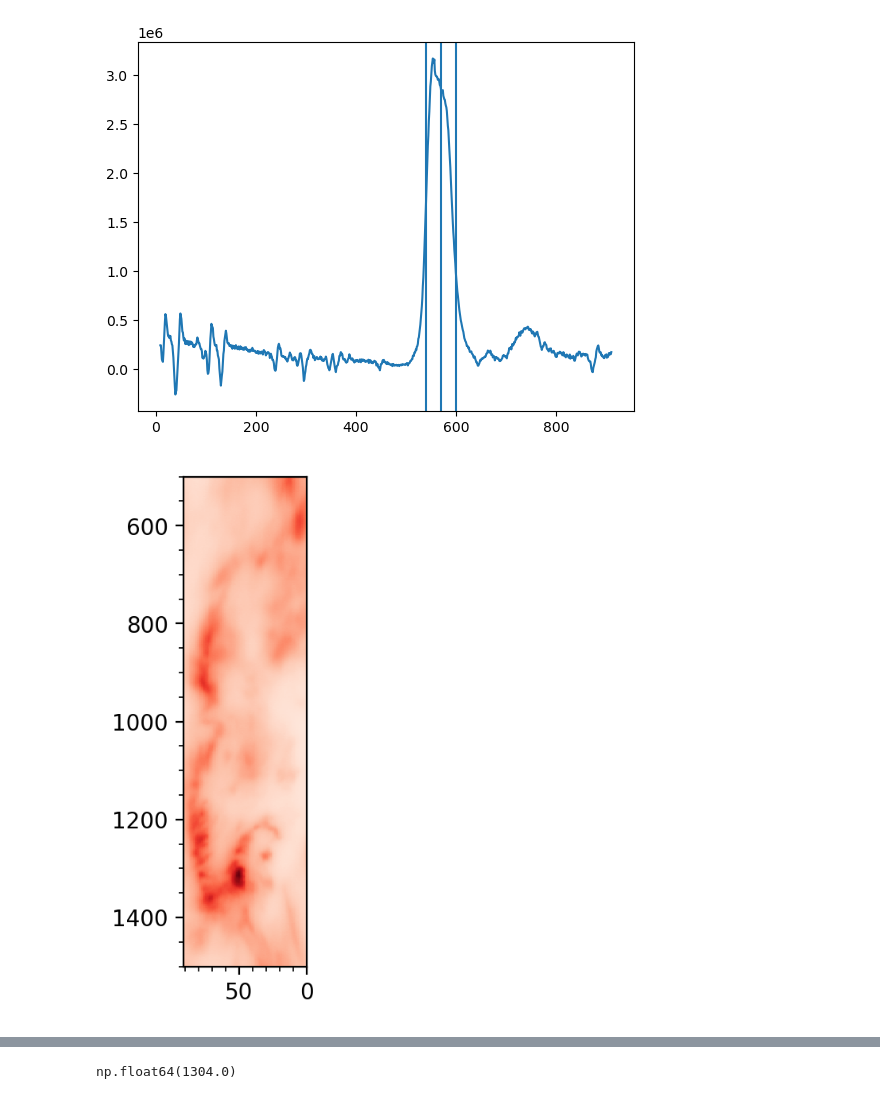
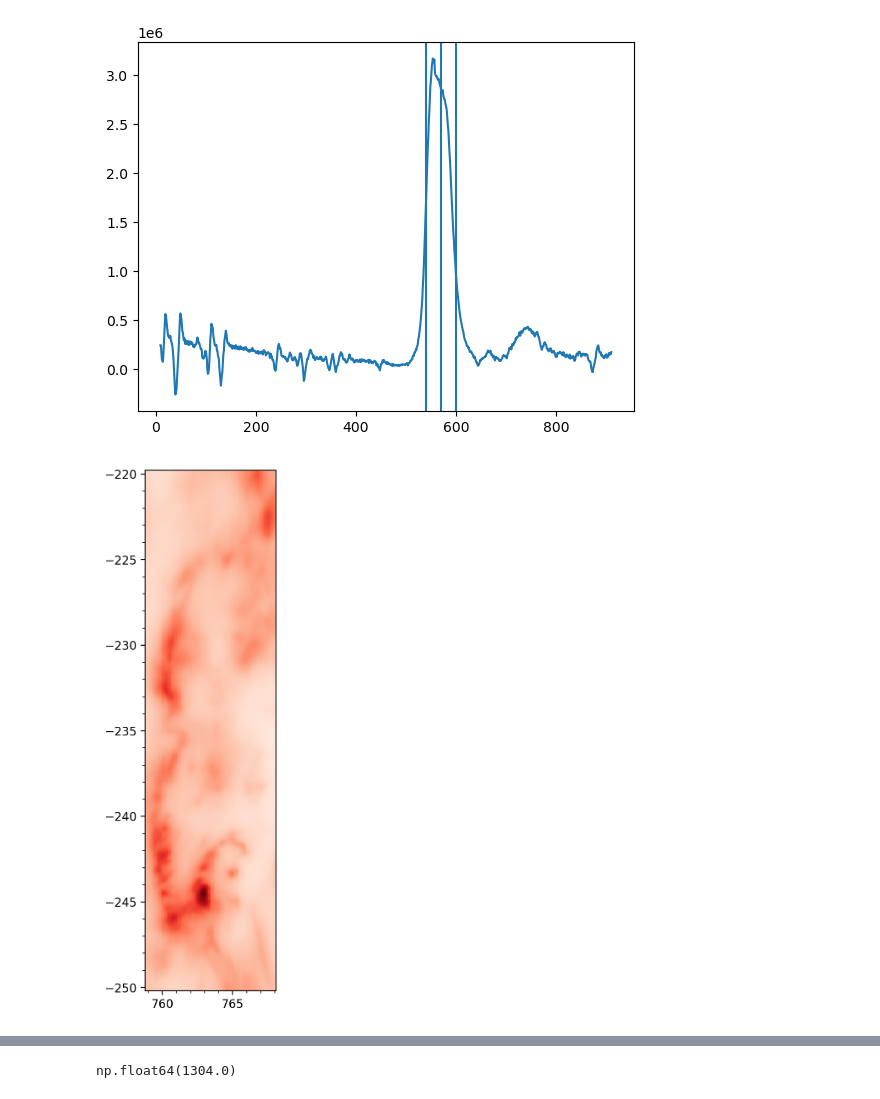
Before and after one commit to coletamburri2112/Flare_Patrol_Analysis, a Jupyter notebook: NOTEBOOKS/11_Aug_2024_Flare_Paper_Plots/ViSP_ultrafinestructure.ipynb, the cells around one changed output, grey strips where cells are left out. Drawn from its saved outputs; the diff is of its cells as text; code cells hidden in the pictures.

Commit message:
figures for first paper

```diff
--- a/NOTEBOOKS/11_Aug_2024_Flare_Paper_Plots/ViSP_ultrafinestructure.ipynb
+++ b/NOTEBOOKS/11_Aug_2024_Flare_Paper_Plots/ViSP_ultrafinestructure.ipynb
@@ -6,8 +6,18 @@ from matplotlib.ticker import (MultipleLocator, AutoMinorLocator)
 from scipy.optimize import curve_fit
 # %%
 filename = '/Users/coletamburri/Desktop/latescan.npz'
+
+dkist_coord_file = '/Users/coletamburri/Desktop/ViSPcoords_newcalib.npz'
 # %%
 latescan = np.load(filename)
+
+dkist_coords = np.load(dkist_coord_file)
+
+xarr_caII = dkist_coords['xarr_caII']
+yarr_caII = dkist_coords['yarr_caII']
+
+xarr_hbeta = dkist_coords['xarr_hbeta']
+yarr_hbeta = dkist_coords['yarr_hbeta']
 # %%
 latescan
 # %% [output]
@@ -33,14 +43,12 @@ ax.axvline(540)
 <matplotlib.lines.Line2D at 0x...>
 [figure]
 # %%
-fig,ax=plt.subplots(dpi=200,figsize=(1,4));
-ax.pcolormesh(np.transpose(intensity[:,600,:]),cmap='Reds');fig.show()
-ax.invert_xaxis()
-ax.set_ylim([500,1500])
-ax.invert_yaxis()
+fig,ax=plt.subplots(dpi=200,figsize=(2,8));
+ax.pcolormesh(xarr_caII,yarr_caII,np.transpose(intensity[:,600,:]),cmap='Reds');fig.show()
+ax.set_ylim([yarr_caII[1500],yarr_caII[500]])
 ax.xaxis.set_minor_locator(AutoMinorLocator())
 ax.yaxis.set_minor_locator(AutoMinorLocator())
 # %% [output]
-[figure, old version]
+[figure, new version]
 # %%
 fig,ax=plt.subplots(dpi=200,figsize=(3,3));
```
Also changed, not shown: parts of 11 cells of this notebook, 5 other files.
